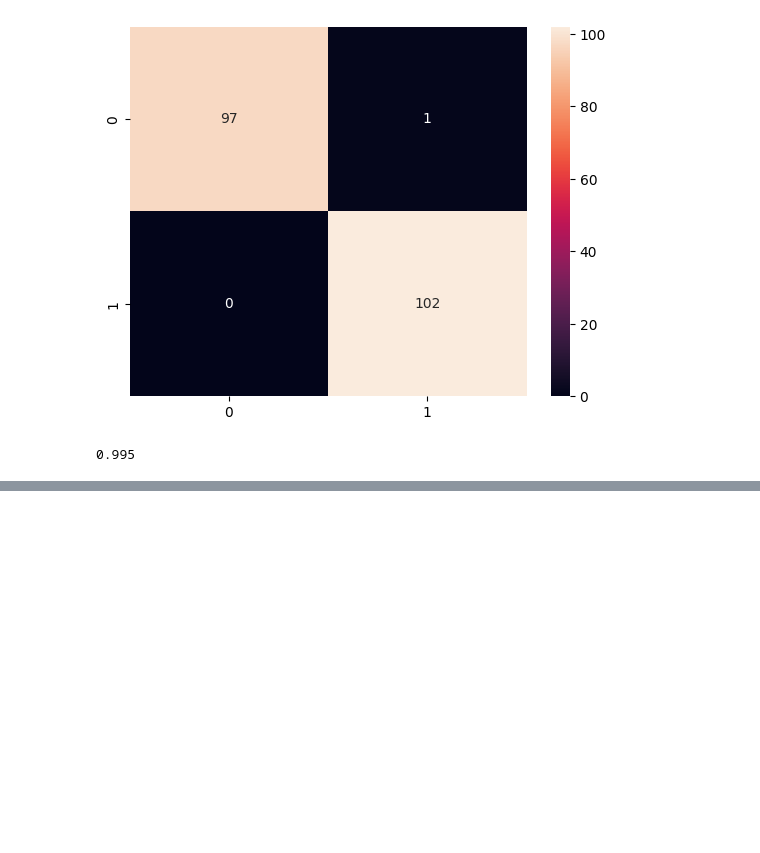
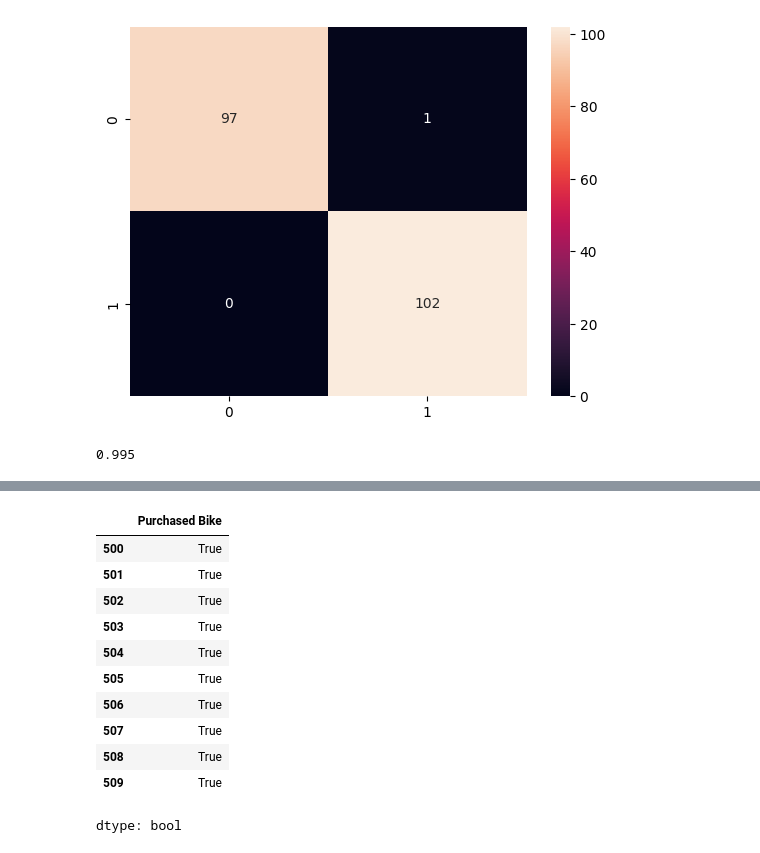
Before and after one commit to lewinskie254/eda, a Jupyter notebook: Anova_On_Steroids.ipynb, the cells around one changed output, grey strips where cells are left out. Saved outputs shown, nothing was run; the diff lists cells and outputs as text; code cells hidden in the pictures; blank space fills up the shorter version.

```diff
--- a/Anova_On_Steroids.ipynb
+++ b/Anova_On_Steroids.ipynb
@@ -373,0 +452,15 @@ accuracy_score(y_test, y_preds)
+# %%
+y[500:510]==[ 0 if i == "No" else 1 for i in df["Purchased Bike"][500:510]]
+# %% [output]
+|  | Purchased Bike |
+| 500 | True |
+| 501 | True |
+| 502 | True |
+| 503 | True |
+| 504 | True |
+| 505 | True |
+| 506 | True |
+| 507 | True |
+| 508 | True |
+| 509 | True |
+dtype: bool
```
Also changed, not shown: parts of 10 cells of this notebook.
